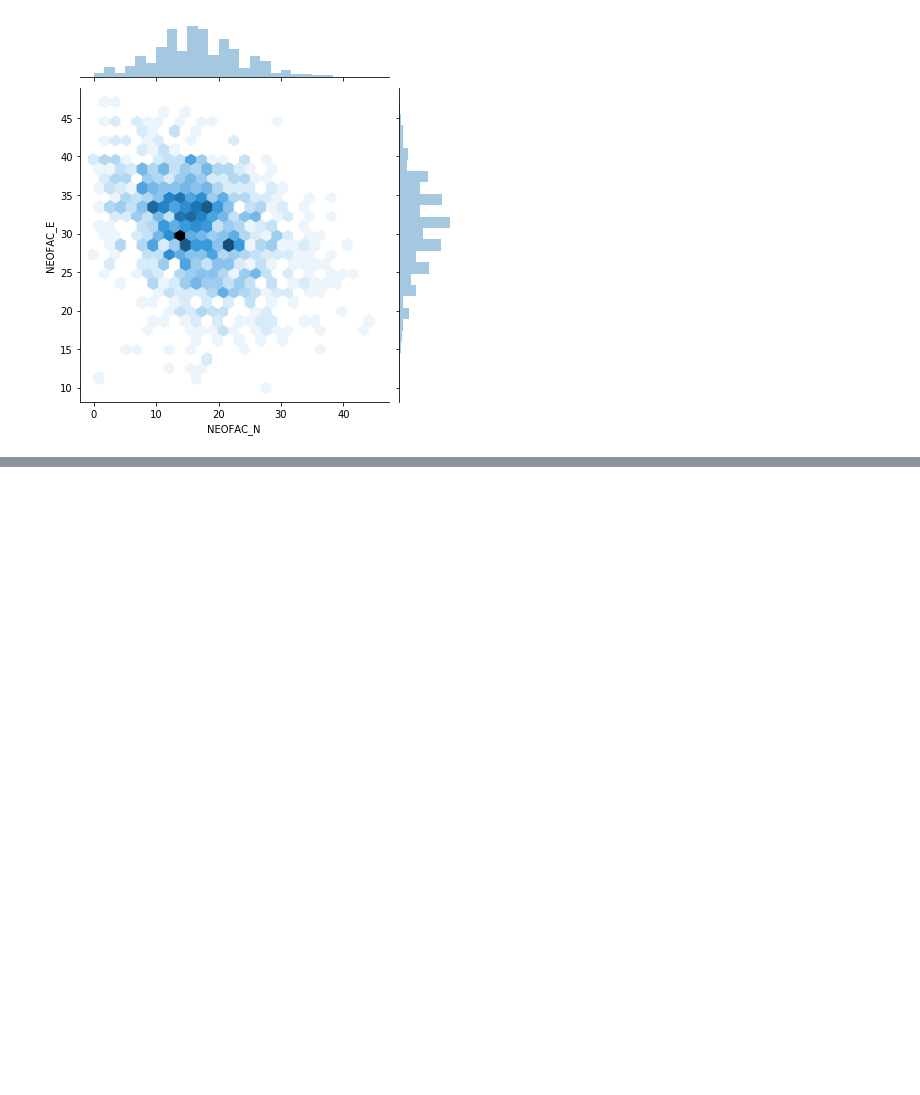
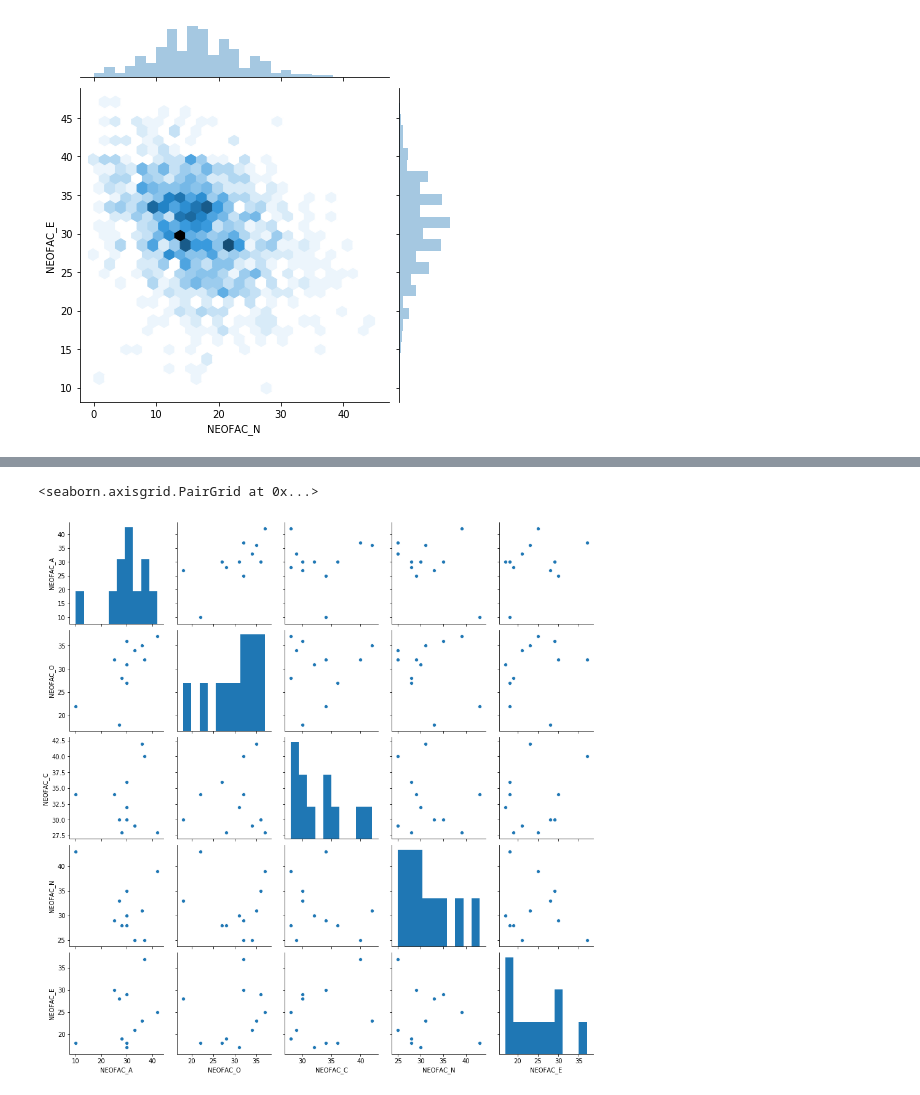
Before and after one commit to brainhack-school2020/harveyaa_fMRI_neuroticism, a Jupyter notebook: exploring_behaviour_data.ipynb, the cells around one changed output, grey strips where cells are left out. Drawn from its saved outputs; the diff is of its cells as text; code cells hidden in the pictures; blank space fills up the shorter version.

```diff
--- a/exploring_behaviour_data.ipynb
+++ b/exploring_behaviour_data.ipynb
@@ -47,3 +47,13 @@ sns.jointplot(x = 'NEOFAC_N',y = 'NEOFAC_E', data = data_neo, kind = 'hex')
 # %% [output]
 <seaborn.axisgrid.JointGrid at 0x...>
 [figure]
+# %%
+#filter to subjects I have downloaded
+#180129 highest neuroticism score 43
+loc = []
+subjects = [108828,114419,118932,130316,131722,151223,151526,156637,178950,201111,180129]
+for sub in subjects:
+    loc.append(data_neo.index[data_neo['Subject'] == sub].tolist()[0])
+# %%
+local_data = data_neo.loc[loc].sort_values(by = ['NEOFAC_N'])
+local_data
@@ -49,0 +73,5 @@ sns.jointplot(x = 'NEOFAC_N',y = 'NEOFAC_E', data = data_neo, kind = 'hex')
+# %%
+sns.pairplot(local_data.drop('Subject', axis=1))
+# %% [output]
+<seaborn.axisgrid.PairGrid at 0x...>
+[figure, added]
```
Also changed, not shown: parts of 1 cell of this notebook, 1 other file.
